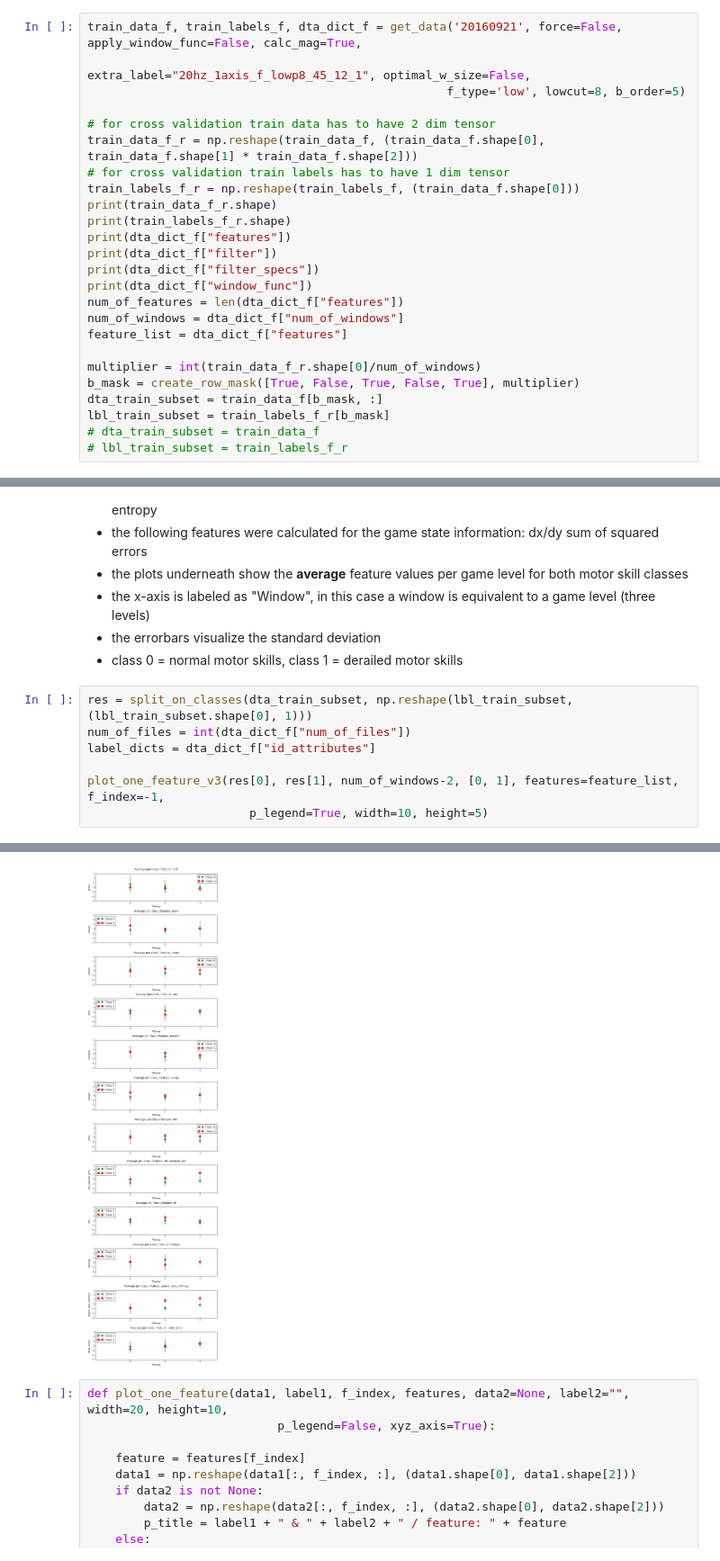
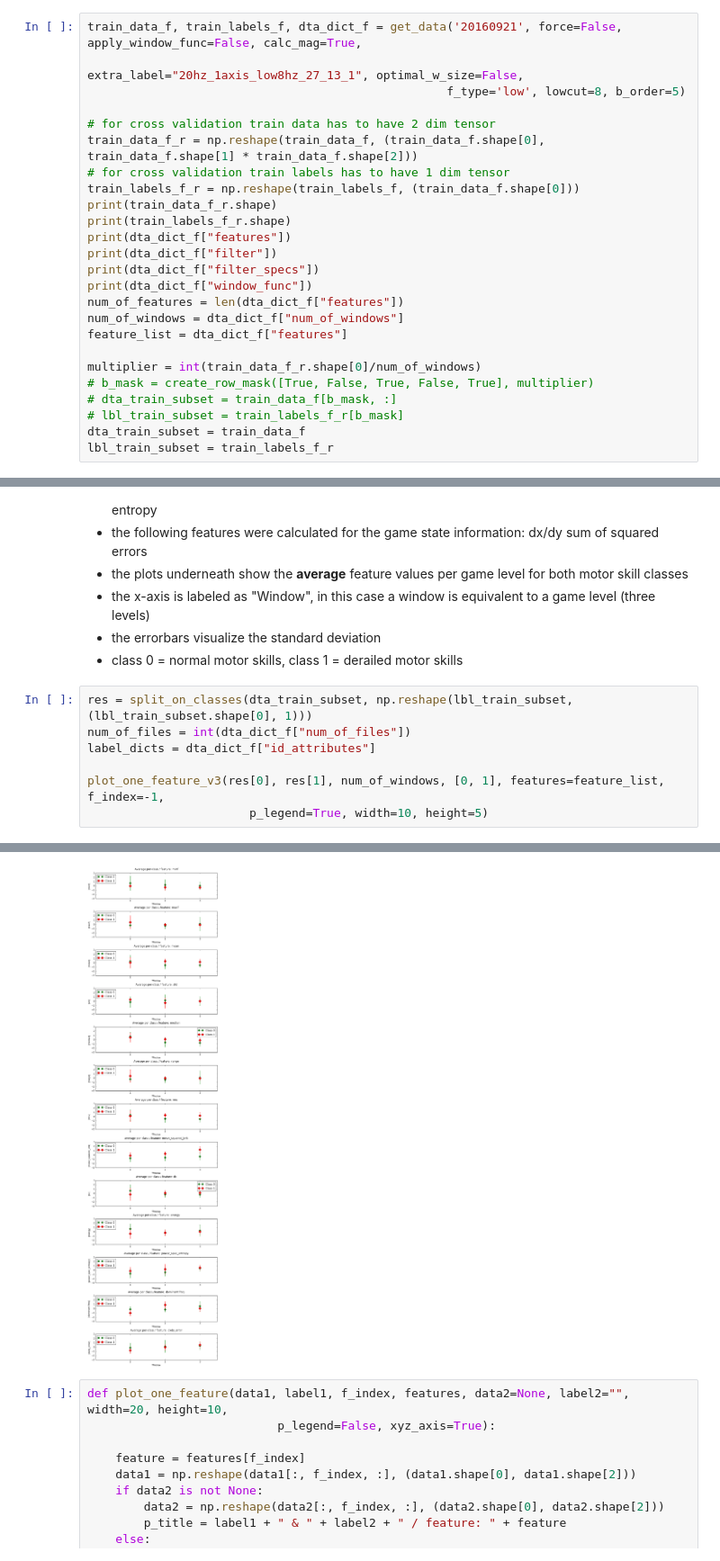
Before and after one commit to toologicbv/smart_play_set, a Jupyter notebook: utils/troelstraschool_sig_plots_v7.ipynb, the cells around one changed output, grey strips where cells are left out. Shown at 90% size. Cells and saved outputs as stored; diff of their text form.

Commit message:
adjusted deviation figure

```diff
--- a/utils/troelstraschool_sig_plots_v7.ipynb
+++ b/utils/troelstraschool_sig_plots_v7.ipynb
@@ -218,7 +219,7 @@ FFT without hamming window - first 4 freq coefficients: 511.214/1.197/1.766/1.70
 ... (12 outputs left out)
 # %%
 train_data_f, train_labels_f, dta_dict_f = get_data('20160921', force=False, apply_window_func=False, calc_mag=True,
-                                              extra_label="20hz_1axis_f_lowp8_45_12_1", optimal_w_size=False,
+                                              extra_label="20hz_1axis_low8hz_27_13_1", optimal_w_size=False,
                                                    f_type='low', lowcut=8, b_order=5)
 
 # for cross validation train data has to have 2 dim tensor
@@ -236,9 +237,9 @@ num_of_windows = dta_dict_f["num_of_windows"]
 feature_list = dta_dict_f["features"]
 
 multiplier = int(train_data_f_r.shape[0]/num_of_windows)
-b_mask = create_row_mask([True, False, True, False, True], multiplier)
-dta_train_subset = train_data_f[b_mask, :]
-lbl_train_subset = train_labels_f_r[b_mask]
-# dta_train_subset = train_data_f
-# lbl_train_subset = train_labels_f_r
+# b_mask = create_row_mask([True, False, True, False, True], multiplier)
+# dta_train_subset = train_data_f[b_mask, :]
+# lbl_train_subset = train_labels_f_r[b_mask]
+dta_train_subset = train_data_f
+lbl_train_subset = train_labels_f_r
 # %% [output]
@@ -293,6 +294,6 @@ res = split_on_classes(dta_train_subset, np.reshape(lbl_train_subset, (lbl_train
 num_of_files = int(dta_dict_f["num_of_files"])
 label_dicts = dta_dict_f["id_attributes"]
 
-plot_one_feature_v3(res[0], res[1], num_of_windows-2, [0, 1], features=feature_list, f_index=-1,
+plot_one_feature_v3(res[0], res[1], num_of_windows, [0, 1], features=feature_list, f_index=-1,
                        p_legend=True, width=10, height=5)
 # %% [output]
@@ -299,4 +313,4 @@ plot_one_feature_v3(res[0], res[1], num_of_windows-2, [0, 1], features=feature_l
-[figure, old version]
+[figure, new version]
 # %%
 def plot_one_feature(data1, label1, f_index, features, data2=None, label2="", width=20, height=10,
                            p_legend=False, xyz_axis=True):
```
Also changed, not shown: parts of 4 cells of this notebook, 1 other file.
